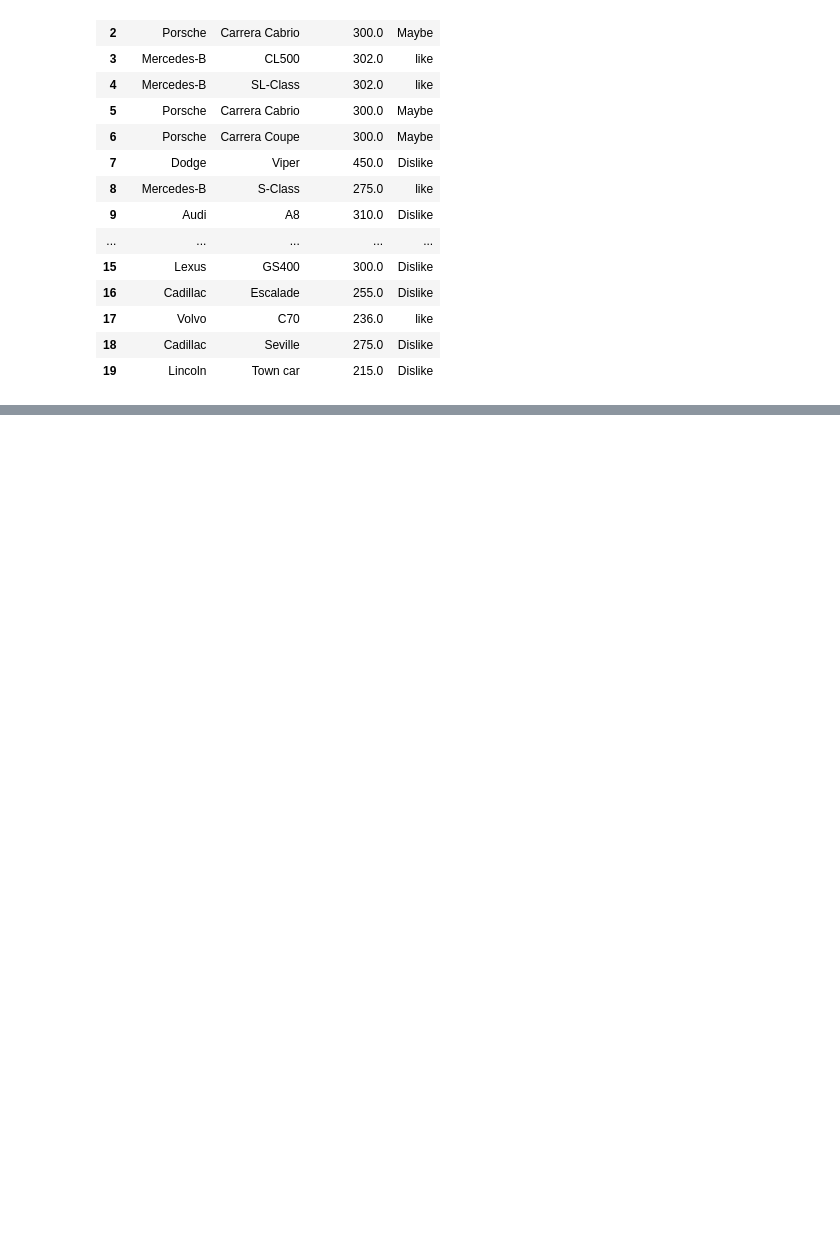
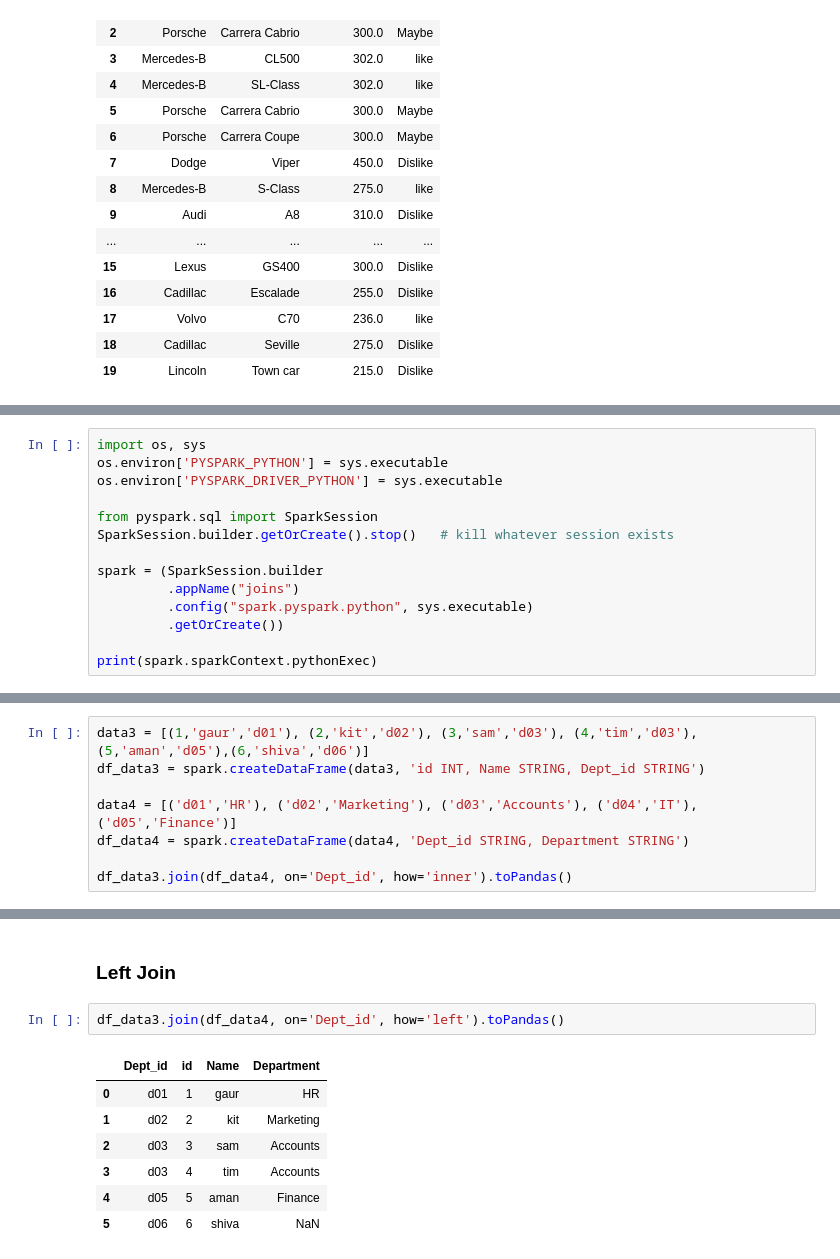
Before and after one commit to shivatejabadugu/medallion-demo, a Jupyter notebook: sample_data/Pyspark.ipynb, the cells around one changed output, grey strips where cells are left out. Drawn from its saved outputs; the diff is of its cells as text; blank space fills up the shorter version.

```diff
--- a/sample_data/Pyspark.ipynb
+++ b/sample_data/Pyspark.ipynb
@@ -483,0 +526,14 @@ df_when2.limit(20).toPandas()
+# %%
+import os, sys
+os.environ['PYSPARK_PYTHON'] = sys.executable
+os.environ['PYSPARK_DRIVER_PYTHON'] = sys.executable
+
+from pyspark.sql import SparkSession
+SparkSession.builder.getOrCreate().stop()   # kill whatever session exists
+
+spark = (SparkSession.builder
+         .appName("joins")
+         .config("spark.pyspark.python", sys.executable)
+         .getOrCreate())
+
+print(spark.sparkContext.pythonExec)
@@ -483,0 +542,8 @@ df_when2.limit(20).toPandas()
+# %%
+data3 = [(1,'gaur','d01'), (2,'kit','d02'), (3,'sam','d03'), (4,'tim','d03'), (5,'aman','d05'),(6,'shiva','d06')]
+df_data3 = spark.createDataFrame(data3, 'id INT, Name STRING, Dept_id STRING')
+
+data4 = [('d01','HR'), ('d02','Marketing'), ('d03','Accounts'), ('d04','IT'), ('d05','Finance')]
+df_data4 = spark.createDataFrame(data4, 'Dept_id STRING, Department STRING')
+
+df_data3.join(df_data4, on='Dept_id', how='inner').toPandas()
@@ -483,0 +557,12 @@ df_when2.limit(20).toPandas()
+# %% [markdown]
+### Left Join
+# %%
+df_data3.join(df_data4, on='Dept_id', how='left').toPandas()
+# %% [output]
+|  | Dept_id | id | Name | Department |
+| 0 | d01 | 1 | gaur | HR |
+| 1 | d02 | 2 | kit | Marketing |
+| 2 | d03 | 3 | sam | Accounts |
+| 3 | d03 | 4 | tim | Accounts |
+| 4 | d05 | 5 | aman | Finance |
+| 5 | d06 | 6 | shiva | NaN |
```
Also changed, not shown: parts of 15 cells of this notebook.
